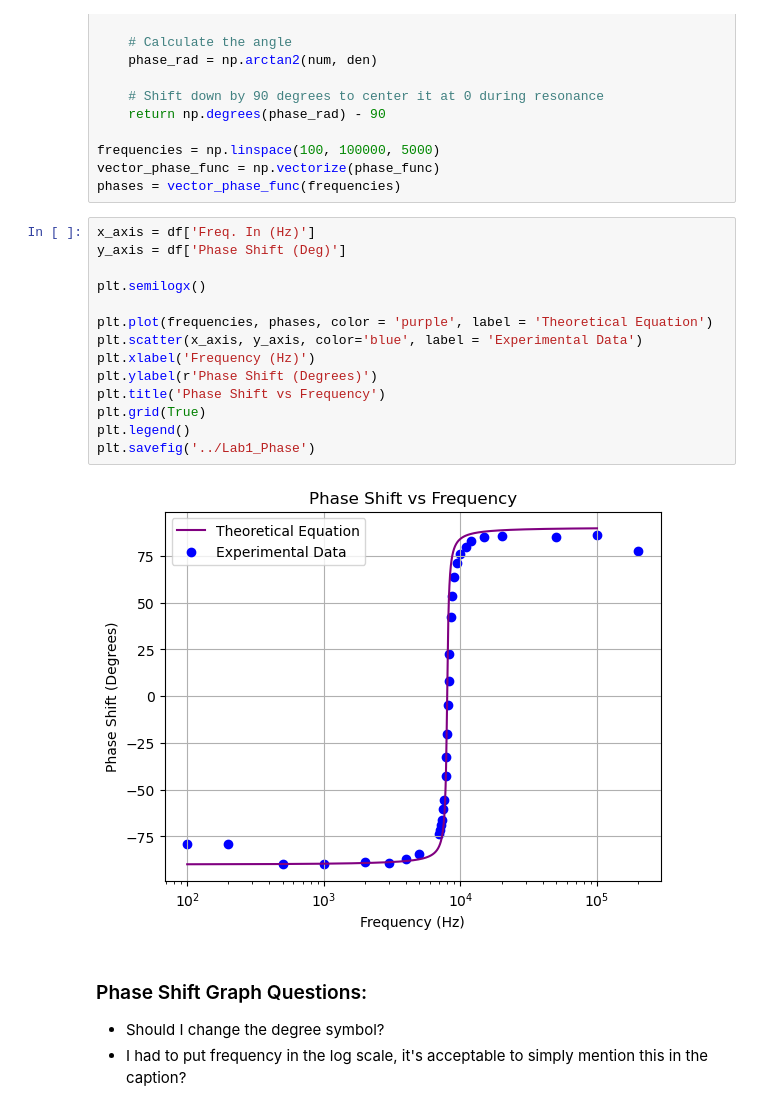
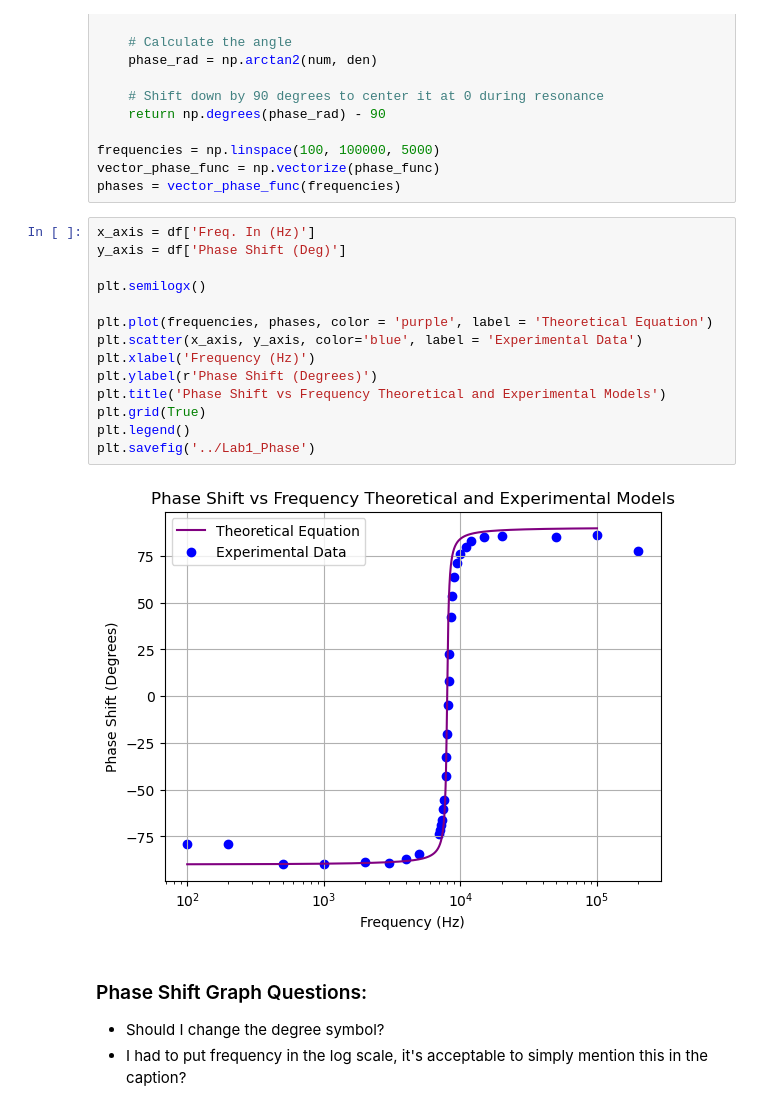
Before and after one commit to xspoole/PhysicsNotebooks, a Jupyter notebook: PH424_Lab1.ipynb, the cells around one changed output. Cells and saved outputs as stored; diff of their text form.

```diff
--- a/PH424_Lab1.ipynb
+++ b/PH424_Lab1.ipynb
@@ -140,19 +140,19 @@ phases = vector_phase_func(frequencies)
 # %%
 x_axis = df['Freq. In (Hz)']
 y_axis = df['Phase Shift (Deg)']
 
 plt.semilogx()
 
 plt.plot(frequencies, phases, color = 'purple', label = 'Theoretical Equation')
 plt.scatter(x_axis, y_axis, color='blue', label = 'Experimental Data')
 plt.xlabel('Frequency (Hz)')
 plt.ylabel(r'Phase Shift (Degrees)')
-plt.title('Phase Shift vs Frequency')
+plt.title('Phase Shift vs Frequency Theoretical and Experimental Models')
 plt.grid(True)
 plt.legend()
 plt.savefig('../Lab1_Phase')
 # %% [output]
-[figure, old version]
+[figure, new version]
 # %% [markdown]
 ### Phase Shift Graph Questions:
 - Should I change the degree symbol?
```
Also changed, not shown: parts of 2 cells of this notebook.
